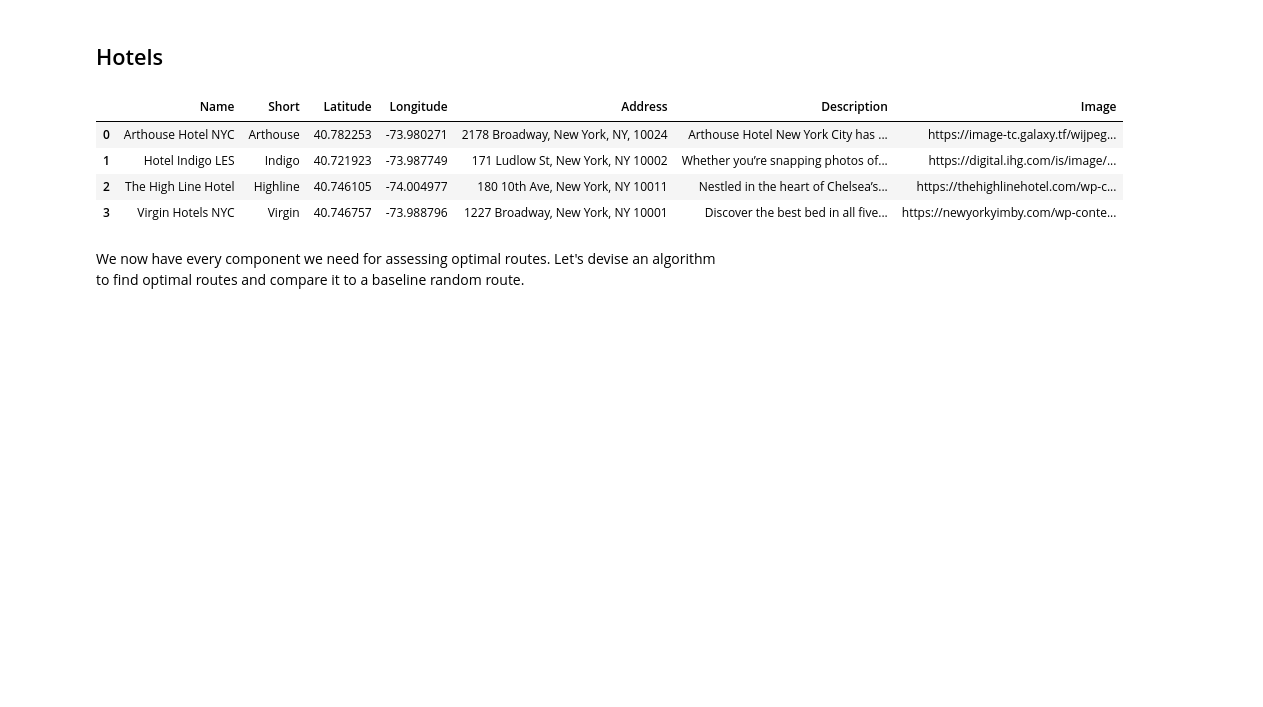
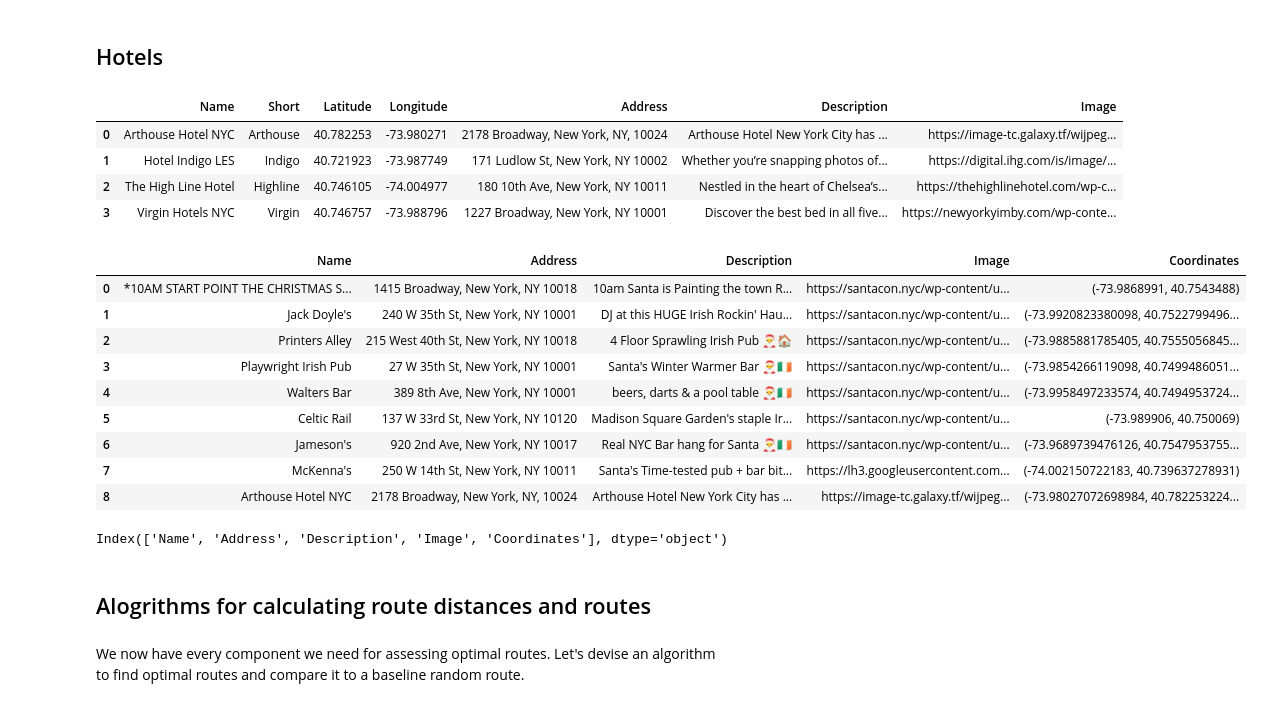
Before and after one commit to AnthonyLynn/code_fusion, a Jupyter notebook: Guide My Sleigh Data.ipynb, the cells around one changed output. Cells and saved outputs as stored; diff of their text form; code cells hidden in the pictures; blank space fills up the shorter version.

```diff
--- a/Guide My Sleigh Data.ipynb
+++ b/Guide My Sleigh Data.ipynb
@@ -95,8 +95,9 @@ display(df.head(3))
 | 1 | The Rutherford | 40.751373 | -73.993552 | W 33rd St at 8th Ave, New York, N... | 10:00:00 | 20:00:00 | Huge Venues | Get here early for views from the... | https://santacon.nyc/wp-content/u... |
 | 2 | Avenida | 40.752193 | -73.993465 | W. 34 St & 8th Ave, New York, NY ... | 10:00:00 | 20:00:00 | Huge Venues | The Holiday Hustle at this roofto... | https://santacon.nyc/wp-content/u... |
 # %%
-# Create a slice of the starting point for SantaCon
-start_loc = df.iloc[0]
+# Create a slice of the starting point for SantaCon and convert to a dataframe
+start_loc = df.iloc[0].to_frame().T
+start_loc['Address'] = '1415 Broadway, New York, NY 10018'
 # %%
 display(start_loc)
 # %% [output]
@@ -326,2 +287,42 @@ display(hotel_df.head())
+# %%
+start_loc_cleaned = start_loc.drop(['Opens', 'Closes', 'Categories'], axis=1)
+huge_bars_cleaned = huge_df.drop(['Opens', 'Closes', 'Categories'], axis=1)
+midtown_bars_cleaned = midtown_df.drop(['Opens', 'Closes', 'Categories'], axis=1)
+food_bars_cleaned = food_bars.drop(['Opens', 'Closes', 'Categories'], axis=1)
+irish_bars_cleaned = irish_bars.drop(['Opens', 'Closes', 'Categories'], axis=1)
+hotel_df_cleaned = hotel_df.drop(['Short'], axis=1)
+# %%
+# Huge venue routes
+huge_arthouse, huge_indigo, huge_highline, huge_virgin = \
+    make_route_base(start_loc_cleaned, huge_bars_cleaned, hotel_df_cleaned)
+
+# Midtown venue routes
+midtown_arthouse, midtown_indigo, midtown_highline, midtown_virgin = \
+    make_route_base(start_loc_cleaned, midtown_bars_cleaned, hotel_df_cleaned)
+
+# Food venue routes
+food_arthouse, food_indigo, food_highline, food_virgin = \
+    make_route_base(start_loc_cleaned, food_bars_cleaned, hotel_df_cleaned)
+
+# Irish venue routes
+irish_arthouse, irish_indigo, irish_highline, irish_virgin = \
+    make_route_base(start_loc_cleaned, irish_bars_cleaned, hotel_df_cleaned)
+# %%
+display(irish_arthouse)
+display(irish_arthouse.columns)
+# %% [output]
+|  | Name | Address | Description | Image | Coordinates |
+| 0 | *10AM START POINT THE CHRISTMAS S... | 1415 Broadway, New York, NY 10018 | 10am Santa is Painting the town R... | https://santacon.nyc/wp-content/u... | (-73.9868991, 40.7543488) |
+| 1 | Jack Doyle's | 240 W 35th St, New York, NY 10001 | DJ at this HUGE Irish Rockin' Hau... | https://santacon.nyc/wp-content/u... | (-73.9920823380098, 40.7522799496... |
+| 2 | Printers Alley | 215 West 40th St, New York, NY 10018 | 4 Floor Sprawling Irish Pub 🎅🏠 | https://santacon.nyc/wp-content/u... | (-73.9885881785405, 40.7555056845... |
+| 3 | Playwright Irish Pub | 27 W 35th St, New York, NY 10001 | Santa's Winter Warmer Bar 🎅🇮🇪 | https://santacon.nyc/wp-content/u... | (-73.9854266119098, 40.7499486051... |
+| 4 | Walters Bar | 389 8th Ave, New York, NY 10001 | beers, darts & a pool table 🎅🇮🇪 | https://santacon.nyc/wp-content/u... | (-73.9958497233574, 40.7494953724... |
+| 5 | Celtic Rail | 137 W 33rd St, New York, NY 10120 | Madison Square Garden's staple Ir... | https://santacon.nyc/wp-content/u... | (-73.989906, 40.750069) |
+| 6 | Jameson's | 920 2nd Ave, New York, NY 10017 | Real NYC Bar hang for Santa 🎅🇮🇪 | https://santacon.nyc/wp-content/u... | (-73.9689739476126, 40.7547953755... |
+| 7 | McKenna's | 250 W 14th St, New York, NY 10011 | Santa's Time-tested pub + bar bit... | https://lh3.googleusercontent.com... | (-74.002150722183, 40.739637278931) |
+| 8 | Arthouse Hotel NYC | 2178 Broadway, New York, NY, 10024 | Arthouse Hotel New York City has ... | https://image-tc.galaxy.tf/wijpeg... | (-73.98027072698984, 40.782253224... |
+Index(['Name', 'Address', 'Description', 'Image', 'Coordinates'], dtype='object')
+# %% [markdown]
+## Alogrithms for calculating route distances and routes
 # %% [markdown]
 We now have every component we need for assessing optimal routes. Let's devise an algorithm to find optimal routes and compare it to a baseline random route.
```
Also changed, not shown: parts of 70 cells of this notebook.
